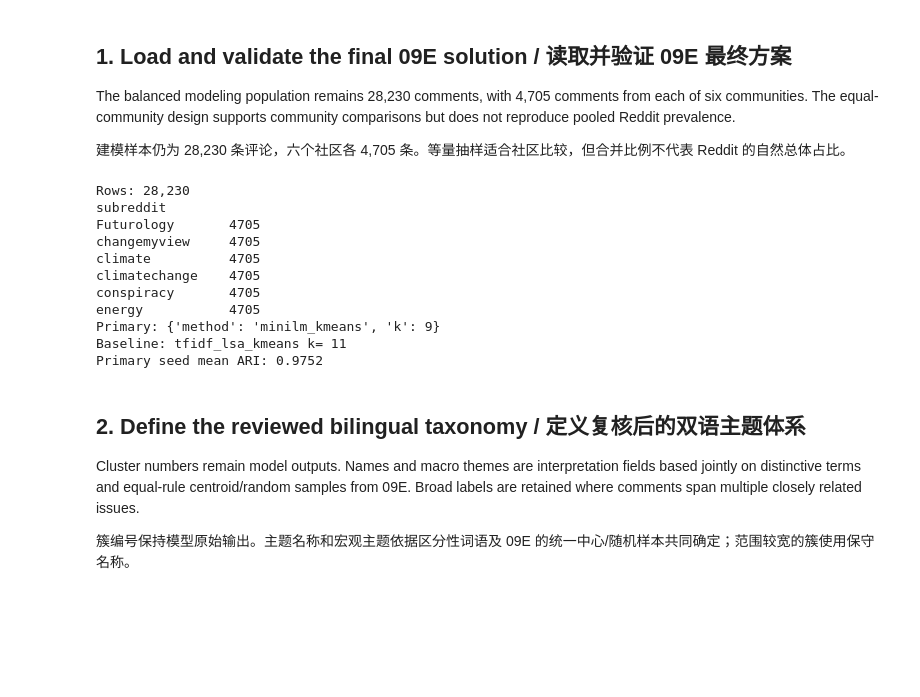
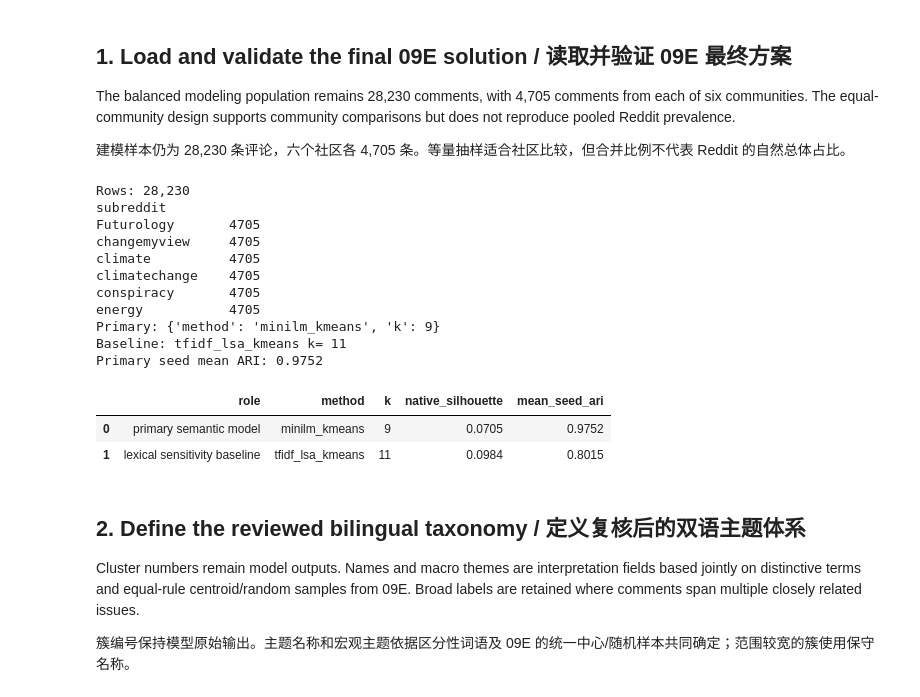
Before and after one commit to Rahulbhat2022/Dataminingproject, a Jupyter notebook: DM1_09f_selected_clustering_interpretation.ipynb, the cells around one changed output. Cells and saved outputs as stored; diff of their text form; code cells hidden in the pictures; blank space fills up the shorter version.

```diff
--- a/DM1_09f_selected_clustering_interpretation.ipynb
+++ b/DM1_09f_selected_clustering_interpretation.ipynb
@@ -48,32 +48,59 @@ The balanced modeling population remains 28,230 comments, with 4,705 comments fr
 
 建模样本仍为 28,230 条评论，六个社区各 4,705 条。等量抽样适合社区比较，但合并比例不代表 Reddit 的自然总体占比。
 # %%
+required_inputs = [ASSIGNMENT_PATH, DECISION_PATH, REVIEW_PACK_PATH, INPUT_DIR / "all_k_topic_terms.csv"]
+missing_inputs = [str(path) for path in required_inputs if not path.exists()]
+assert not missing_inputs, f"Missing 09E inputs: {missing_inputs}"
+
 df = pd.read_parquet(ASSIGNMENT_PATH)
 decision = json.loads(DECISION_PATH.read_text(encoding="utf-8"))
 
 assert len(df) == 28_230
+assert df["comment_id"].is_unique
 assert df.groupby("subreddit").size().nunique() == 1
+assert decision["status"] == "final_after_comparable_interpretation_review"
 assert decision["primary_selection"] == {"method": "minilm_kmeans", "k": 9}
 assert set(df["advanced_selected_cluster"].unique()) == set(range(9))
 assert set(df["baseline_selected_cluster"].unique()) == set(range(11))
 
 print("Rows:", f"{len(df):,}")
 print(df.groupby("subreddit").size().to_string())
 print("Primary:", decision["primary_selection"])
 print("Baseline:", decision["baseline_selection"]["method"], "k=", decision["baseline_selection"]["k"])
 print("Primary seed mean ARI:", round(decision["advanced_selection"]["metrics"]["mean_seed_ari"], 4))
+
+selection_check = pd.DataFrame([
+    {
+        "role": "primary semantic model",
+        "method": decision["advanced_selection"]["method"],
+        "k": decision["advanced_selection"]["k"],
+        "native_silhouette": decision["advanced_selection"]["metrics"]["silhouette_minilm"],
+        "mean_seed_ari": decision["advanced_selection"]["metrics"]["mean_seed_ari"],
+    },
+    {
+        "role": "lexical sensitivity baseline",
+        "method": decision["baseline_selection"]["method"],
+        "k": decision["baseline_selection"]["k"],
+        "native_silhouette": decision["baseline_selection"]["metrics"]["silhouette_lsa"],
+        "mean_seed_ari": decision["baseline_selection"]["metrics"]["mean_seed_ari"],
+    },
+])
+display(selection_check.round(4))
 # %% [output]
 Rows: 28,230
 subreddit
 Futurology       4705
 changemyview     4705
 climate          4705
 climatechange    4705
 conspiracy       4705
 energy           4705
 Primary: {'method': 'minilm_kmeans', 'k': 9}
 Baseline: tfidf_lsa_kmeans k= 11
 Primary seed mean ARI: 0.9752
+|  | role | method | k | native_silhouette | mean_seed_ari |
+| 0 | primary semantic model | minilm_kmeans | 9 | 0.0705 | 0.9752 |
+| 1 | lexical sensitivity baseline | tfidf_lsa_kmeans | 11 | 0.0984 | 0.8015 |
 # %% [markdown]
 ## 2. Define the reviewed bilingual taxonomy / 定义复核后的双语主题体系
 
```
Also changed, not shown: parts of 6 cells of this notebook, 1 other file.
